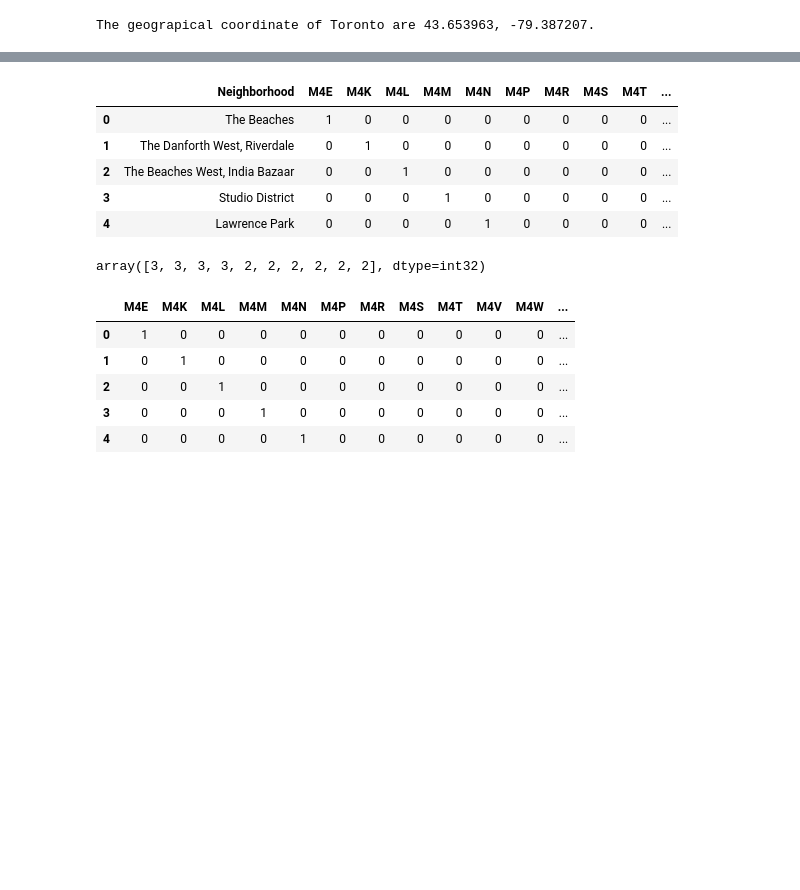
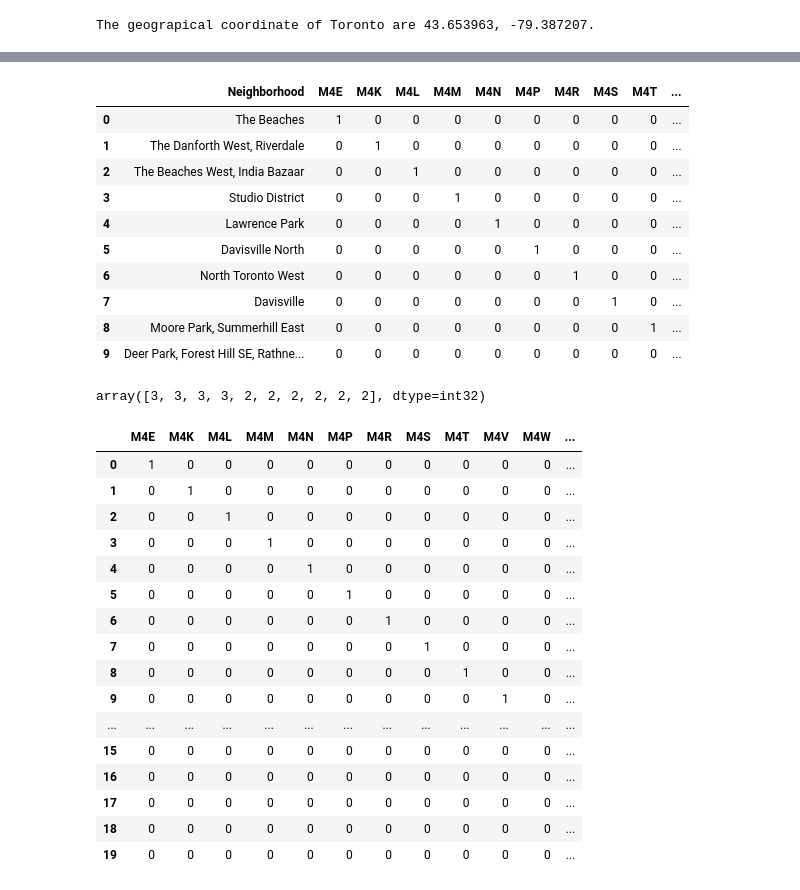
Before and after one commit to azulyrojo-ib/Capstone-Project-Notebook, a Jupyter notebook: Segmenting and Clustering Neighborhoods part3.ipynb, the cells around one changed output, grey strips where cells are left out. Cells and saved outputs as stored; diff of their text form; code cells hidden in the pictures; blank space fills up the shorter version.

```diff
--- a/Segmenting and Clustering Neighborhoods part3.ipynb
+++ b/Segmenting and Clustering Neighborhoods part3.ipynb
@@ -251,7 +251,7 @@ toronto_onehot.head()
 toronto_onehot ['Neighborhood'] = df_onlytoronto['Neighborhood']
 fixed_columns = [toronto_onehot.columns[-1]] + list(toronto_onehot.columns[:-1])
 toronto_onehot = toronto_onehot[fixed_columns]
-toronto_onehot.head()
+toronto_onehot.head(10)
 # %% [output]
 |  | Neighborhood | M4E | M4K | M4L | M4M | M4N | M4P | M4R | M4S | M4T | ... |
 | 0 | The Beaches | 1 | 0 | 0 | 0 | 0 | 0 | 0 | 0 | 0 | ... |
@@ -259,6 +259,11 @@ toronto_onehot.head()
 | 2 | The Beaches West, India Bazaar | 0 | 0 | 1 | 0 | 0 | 0 | 0 | 0 | 0 | ... |
 | 3 | Studio District | 0 | 0 | 0 | 1 | 0 | 0 | 0 | 0 | 0 | ... |
 | 4 | Lawrence Park | 0 | 0 | 0 | 0 | 1 | 0 | 0 | 0 | 0 | ... |
+| 5 | Davisville North | 0 | 0 | 0 | 0 | 0 | 1 | 0 | 0 | 0 | ... |
+| 6 | North Toronto West | 0 | 0 | 0 | 0 | 0 | 0 | 1 | 0 | 0 | ... |
+| 7 | Davisville | 0 | 0 | 0 | 0 | 0 | 0 | 0 | 1 | 0 | ... |
+| 8 | Moore Park, Summerhill East | 0 | 0 | 0 | 0 | 0 | 0 | 0 | 0 | 1 | ... |
+| 9 | Deer Park, Forest Hill SE, Rathne... | 0 | 0 | 0 | 0 | 0 | 0 | 0 | 0 | 0 | ... |
 # %%
 kclusters = 4
 toronto_clustering = toronto_onehot.drop('Neighborhood', 1)
@@ -267,14 +272,25 @@ kmeans.labels_[0:10]
 # %% [output]
 array([3, 3, 3, 3, 2, 2, 2, 2, 2, 2], dtype=int32)
 # %%
-toronto_clustering.head()
+toronto_clustering.head(20)
 # %% [output]
 |  | M4E | M4K | M4L | M4M | M4N | M4P | M4R | M4S | M4T | M4V | M4W | ... |
 | 0 | 1 | 0 | 0 | 0 | 0 | 0 | 0 | 0 | 0 | 0 | 0 | ... |
 | 1 | 0 | 1 | 0 | 0 | 0 | 0 | 0 | 0 | 0 | 0 | 0 | ... |
 | 2 | 0 | 0 | 1 | 0 | 0 | 0 | 0 | 0 | 0 | 0 | 0 | ... |
 | 3 | 0 | 0 | 0 | 1 | 0 | 0 | 0 | 0 | 0 | 0 | 0 | ... |
 | 4 | 0 | 0 | 0 | 0 | 1 | 0 | 0 | 0 | 0 | 0 | 0 | ... |
+| 5 | 0 | 0 | 0 | 0 | 0 | 1 | 0 | 0 | 0 | 0 | 0 | ... |
+| 6 | 0 | 0 | 0 | 0 | 0 | 0 | 1 | 0 | 0 | 0 | 0 | ... |
+| 7 | 0 | 0 | 0 | 0 | 0 | 0 | 0 | 1 | 0 | 0 | 0 | ... |
+| 8 | 0 | 0 | 0 | 0 | 0 | 0 | 0 | 0 | 1 | 0 | 0 | ... |
+| 9 | 0 | 0 | 0 | 0 | 0 | 0 | 0 | 0 | 0 | 1 | 0 | ... |
+| ... | ... | ... | ... | ... | ... | ... | ... | ... | ... | ... | ... | ... |
+| 15 | 0 | 0 | 0 | 0 | 0 | 0 | 0 | 0 | 0 | 0 | 0 | ... |
+| 16 | 0 | 0 | 0 | 0 | 0 | 0 | 0 | 0 | 0 | 0 | 0 | ... |
+| 17 | 0 | 0 | 0 | 0 | 0 | 0 | 0 | 0 | 0 | 0 | 0 | ... |
+| 18 | 0 | 0 | 0 | 0 | 0 | 0 | 0 | 0 | 0 | 0 | 0 | ... |
+| 19 | 0 | 0 | 0 | 0 | 0 | 0 | 0 | 0 | 0 | 0 | 0 | ... |
 # %%
 toronto_final = df_onlytoronto
 toronto_final['Cluster Labels'] = kmeans.labels_
```
Also changed, not shown: parts of 1 cell of this notebook.
